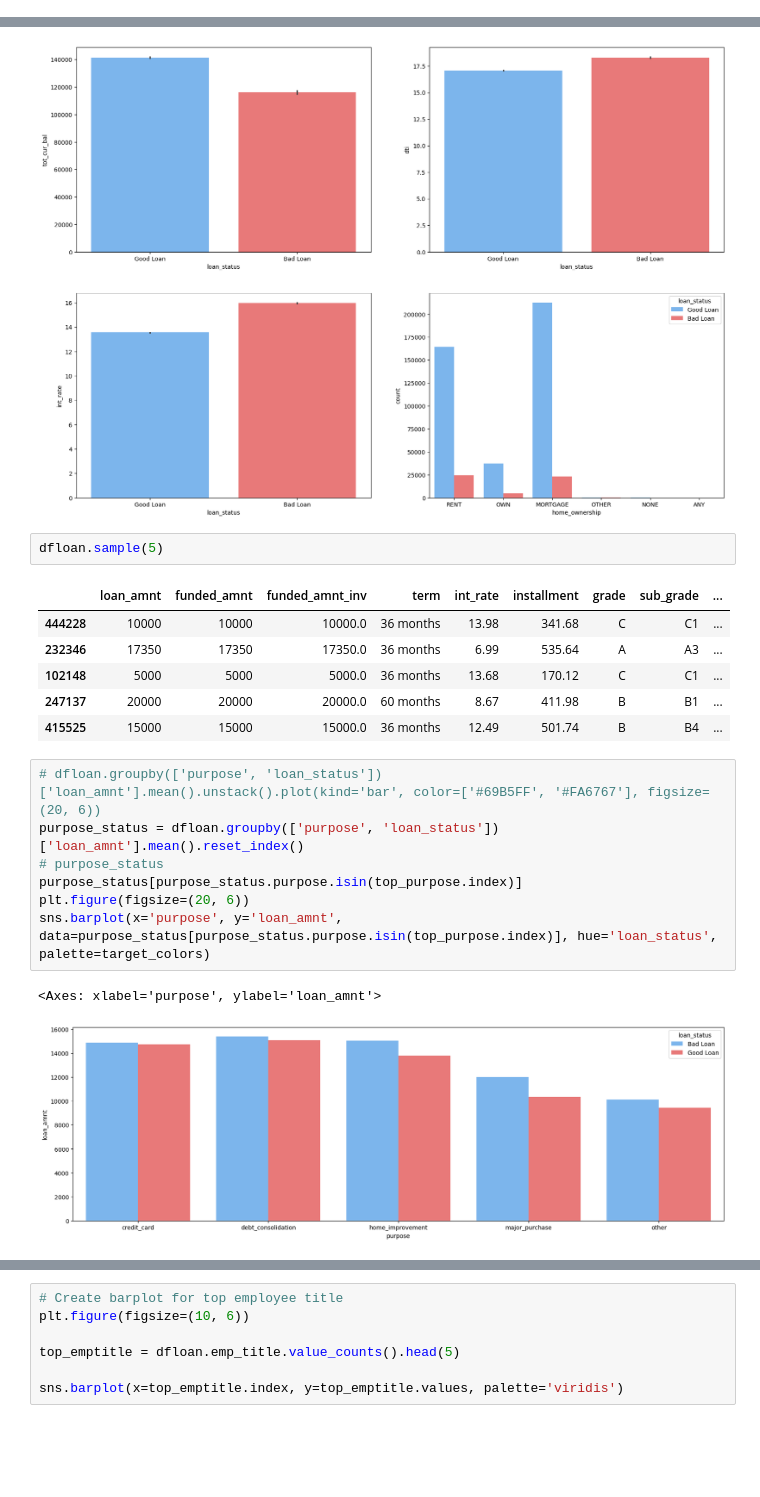
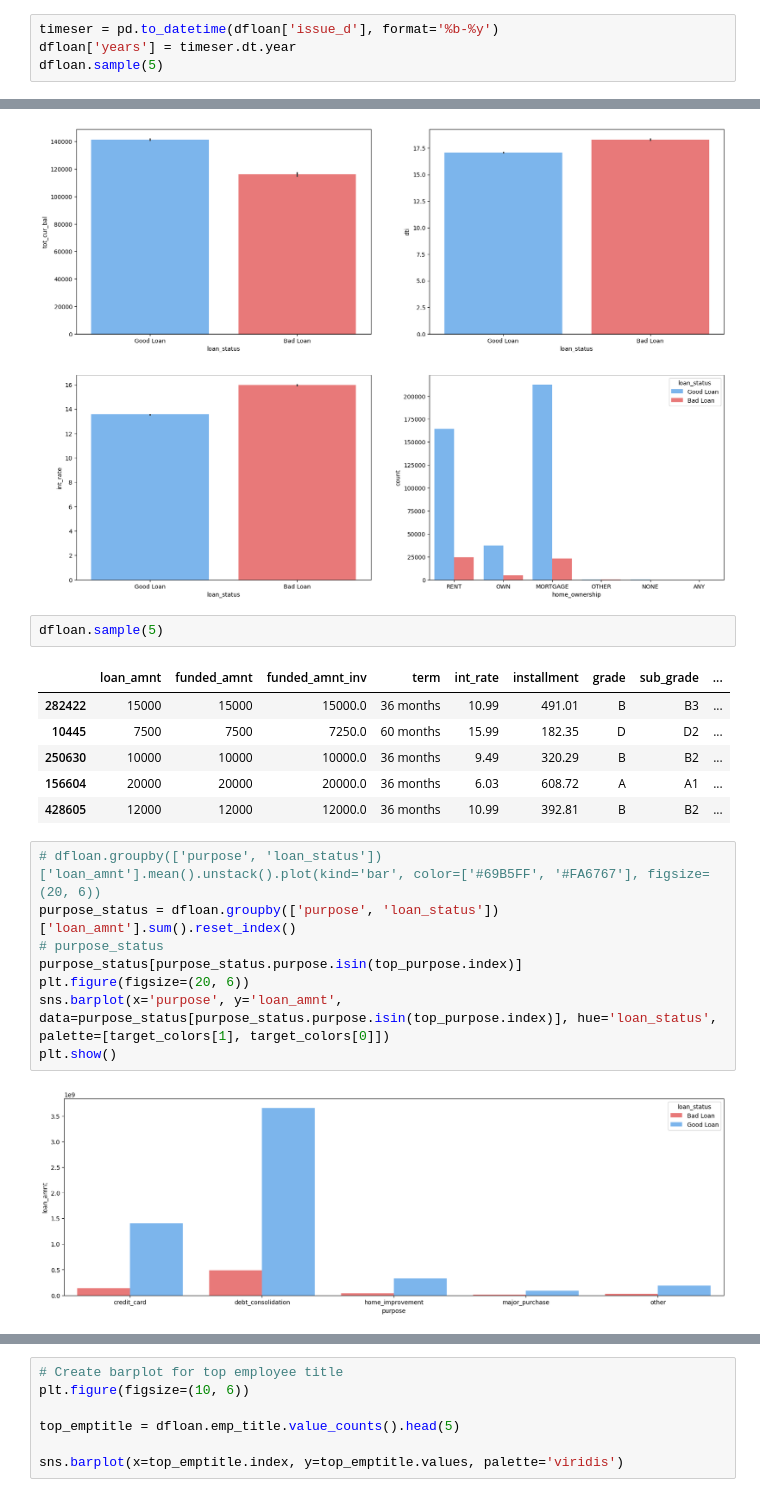
Before and after one commit to azaryasph/IDX-Partners-Project-Based-Internship-Prediction-Model, a Jupyter notebook: notebooks/Prediction Model.ipynb, the cells around one changed output, grey strips where cells are left out. Cells and saved outputs as stored; diff of their text form; blank space fills up the shorter version.

```diff
--- a/notebooks/Prediction Model.ipynb
+++ b/notebooks/Prediction Model.ipynb
@@ -247,3 +247,7 @@ def map_loan_status(status):
 
 # Apply the map_loan_status function to each status in the 'loan_status' column
 dfloan['loan_status'] = dfloan['loan_status'].apply(map_loan_status)
+# %%
+timeser = pd.to_datetime(dfloan['issue_d'], format='%b-%y')
+dfloan['years'] = timeser.dt.year
+dfloan.sample(5)
@@ -652,18 +762,18 @@ sns.barplot(x='loan_status', y='int_rate', data=dfloan, palette=['#69B5FF', '#FA
 dfloan.sample(5)
 # %% [output]
 |  | loan_amnt | funded_amnt | funded_amnt_inv | term | int_rate | installment | grade | sub_grade | ... |
-| 444228 | 10000 | 10000 | 10000.0 | 36 months | 13.98 | 341.68 | C | C1 | ... |
-| 232346 | 17350 | 17350 | 17350.0 | 36 months | 6.99 | 535.64 | A | A3 | ... |
-| 102148 | 5000 | 5000 | 5000.0 | 36 months | 13.68 | 170.12 | C | C1 | ... |
-| 247137 | 20000 | 20000 | 20000.0 | 60 months | 8.67 | 411.98 | B | B1 | ... |
-| 415525 | 15000 | 15000 | 15000.0 | 36 months | 12.49 | 501.74 | B | B4 | ... |
+| 282422 | 15000 | 15000 | 15000.0 | 36 months | 10.99 | 491.01 | B | B3 | ... |
+| 10445 | 7500 | 7500 | 7250.0 | 60 months | 15.99 | 182.35 | D | D2 | ... |
+| 250630 | 10000 | 10000 | 10000.0 | 36 months | 9.49 | 320.29 | B | B2 | ... |
+| 156604 | 20000 | 20000 | 20000.0 | 36 months | 6.03 | 608.72 | A | A1 | ... |
+| 428605 | 12000 | 12000 | 12000.0 | 36 months | 10.99 | 392.81 | B | B2 | ... |
 # %%
 # dfloan.groupby(['purpose', 'loan_status'])['loan_amnt'].mean().unstack().plot(kind='bar', color=['#69B5FF', '#FA6767'], figsize=(20, 6))
-purpose_status = dfloan.groupby(['purpose', 'loan_status'])['loan_amnt'].mean().reset_index()
+purpose_status = dfloan.groupby(['purpose', 'loan_status'])['loan_amnt'].sum().reset_index()
 # purpose_status
 purpose_status[purpose_status.purpose.isin(top_purpose.index)]
 plt.figure(figsize=(20, 6))
-sns.barplot(x='purpose', y='loan_amnt', data=purpose_status[purpose_status.purpose.isin(top_purpose.index)], hue='loan_status', palette=target_colors)
+sns.barplot(x='purpose', y='loan_amnt', data=purpose_status[purpose_status.purpose.isin(top_purpose.index)], hue='loan_status', palette=[target_colors[1], target_colors[0]])
+plt.show()
 # %% [output]
-<Axes: xlabel='purpose', ylabel='loan_amnt'>
-[figure, old version]
+[figure, new version]
```
Also changed, not shown: parts of 19 cells of this notebook.
